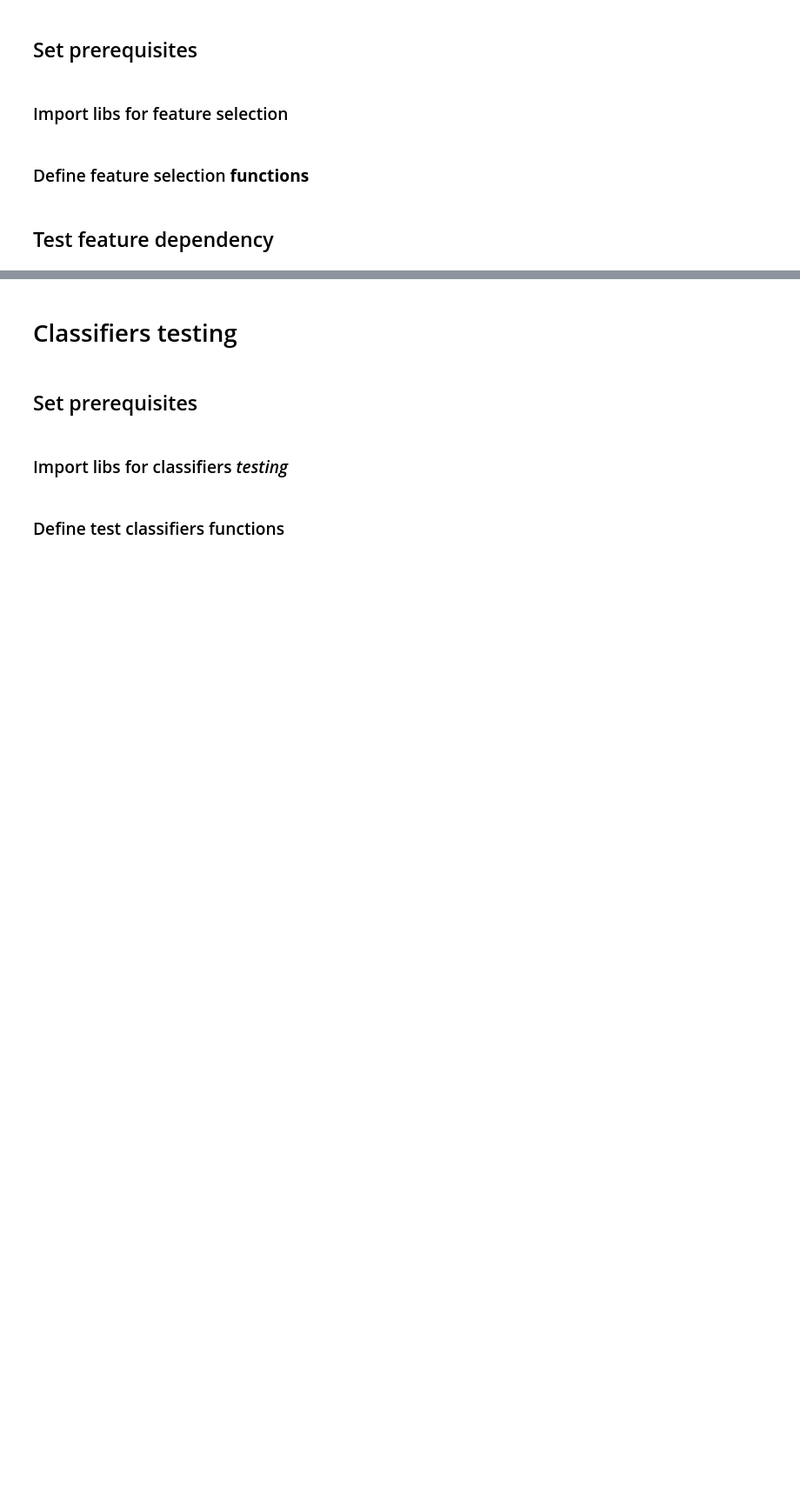
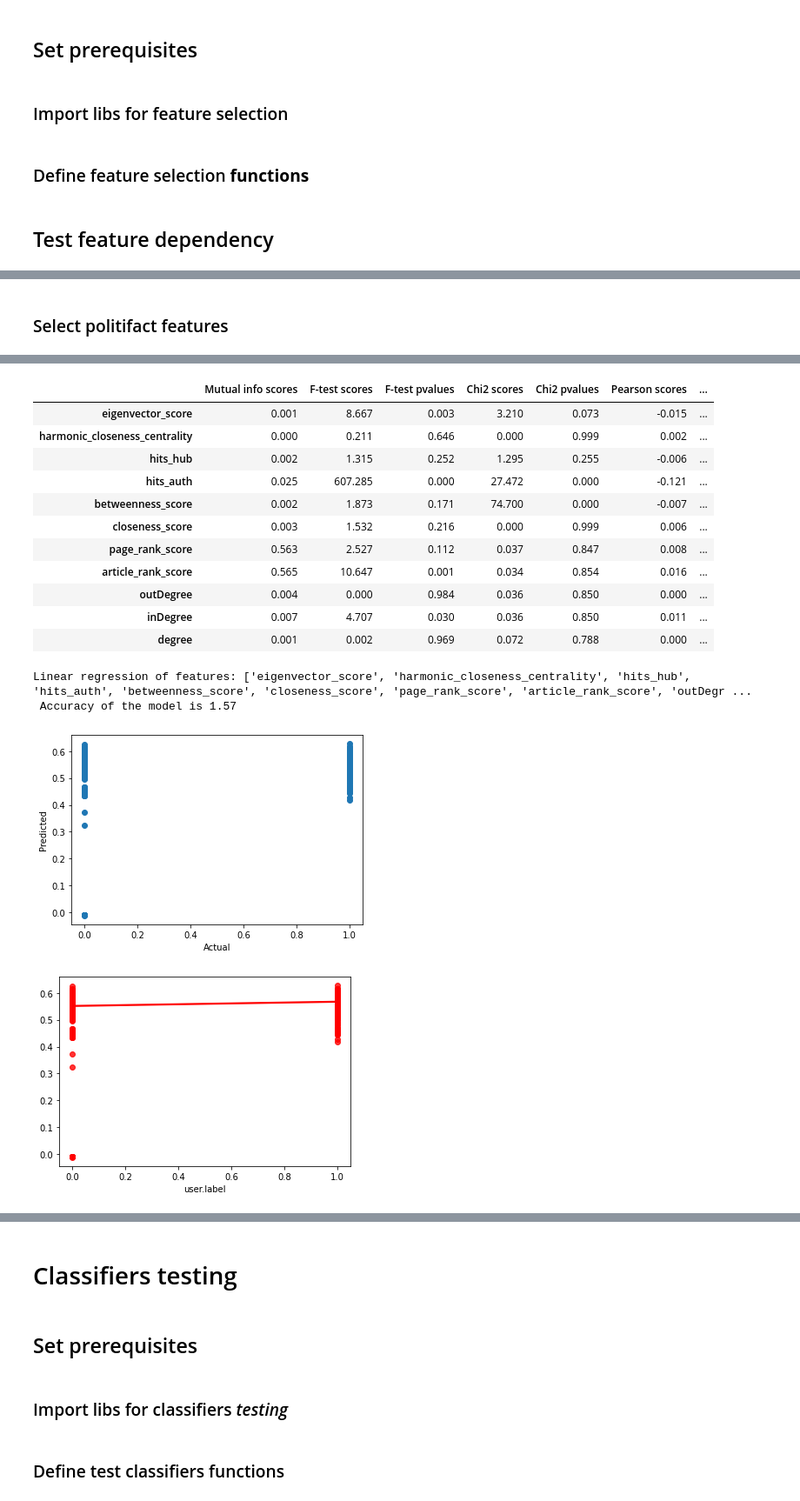
Before and after one commit to Patric/fkd-gs, a Jupyter notebook: notebooks/FakeNewsDetectionGraphSolutions.ipynb, the cells around one changed output, grey strips where cells are left out. Shown at 87% size. Cells and saved outputs as stored; diff of their text form; code cells hidden in the pictures; blank space fills up the shorter version.

```diff
--- a/notebooks/FakeNewsDetectionGraphSolutions.ipynb
+++ b/notebooks/FakeNewsDetectionGraphSolutions.ipynb
@@ -286,0 +300,6 @@ def test_feature_dependency_for_dataset(df, df_name='Data frame'):
+# %% [markdown]
+### Select politifact features
+# %%
+name = 'politifact'
+test_feature_dependency_for_dataset(datasets_enriched[name], name)
+# %% [output]
@@ -286,0 +307,16 @@ def test_feature_dependency_for_dataset(df, df_name='Data frame'):
+|  | Mutual info scores | F-test scores | F-test pvalues | Chi2 scores | Chi2 pvalues | Pearson scores | ... |
+| eigenvector_score | 0.001 | 8.667 | 0.003 | 3.210 | 0.073 | -0.015 | ... |
+| harmonic_closeness_centrality | 0.000 | 0.211 | 0.646 | 0.000 | 0.999 | 0.002 | ... |
+| hits_hub | 0.002 | 1.315 | 0.252 | 1.295 | 0.255 | -0.006 | ... |
+| hits_auth | 0.025 | 607.285 | 0.000 | 27.472 | 0.000 | -0.121 | ... |
+| betweenness_score | 0.002 | 1.873 | 0.171 | 74.700 | 0.000 | -0.007 | ... |
+| closeness_score | 0.003 | 1.532 | 0.216 | 0.000 | 0.999 | 0.006 | ... |
+| page_rank_score | 0.563 | 2.527 | 0.112 | 0.037 | 0.847 | 0.008 | ... |
+| article_rank_score | 0.565 | 10.647 | 0.001 | 0.034 | 0.854 | 0.016 | ... |
+| outDegree | 0.004 | 0.000 | 0.984 | 0.036 | 0.850 | 0.000 | ... |
+| inDegree | 0.007 | 4.707 | 0.030 | 0.036 | 0.850 | 0.011 | ... |
+| degree | 0.001 | 0.002 | 0.969 | 0.072 | 0.788 | 0.000 | ... |
+Linear regression of features: ['eigenvector_score', 'harmonic_closeness_centrality', 'hits_hub', 'hits_auth', 'betweenness_score', 'closeness_score', 'page_rank_score', 'article_rank_score', 'outDegr ...
+ Accuracy of the model is 1.57
+[figure, added]
+[figure, added]
```
Also changed, not shown: parts of 15 cells of this notebook.
